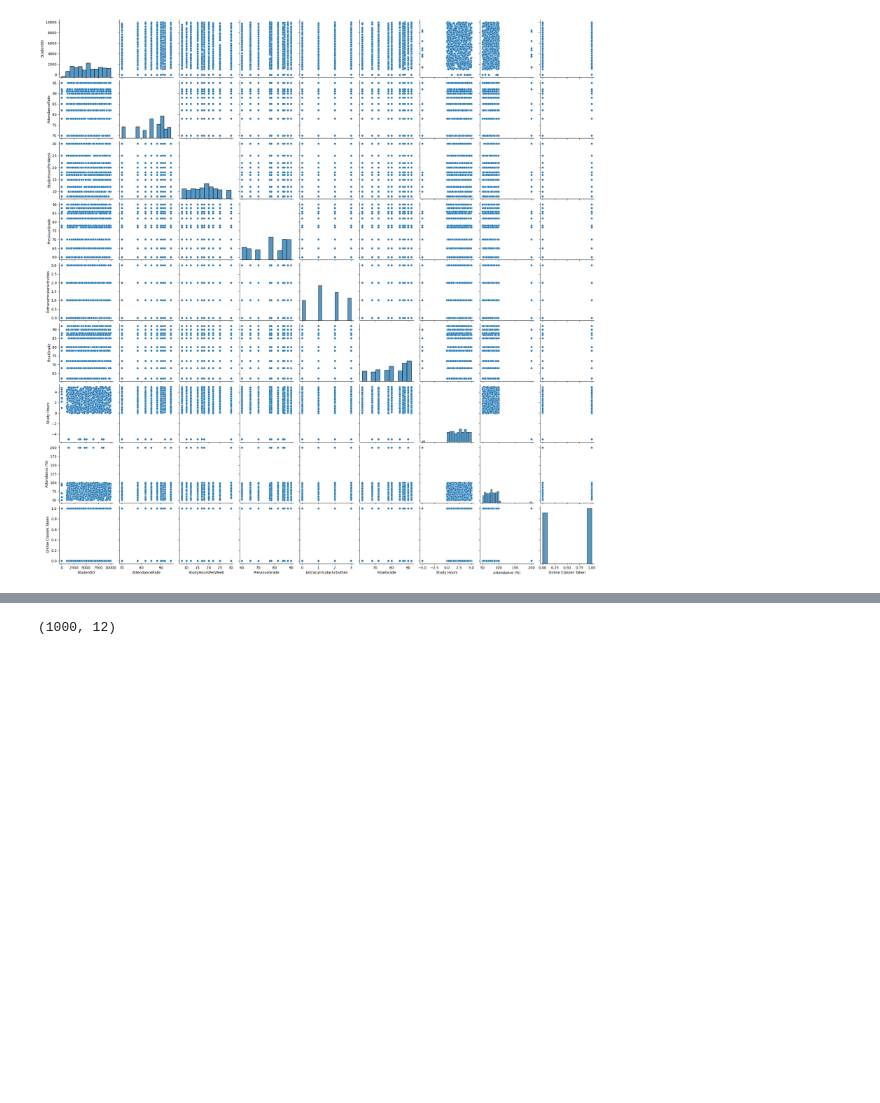
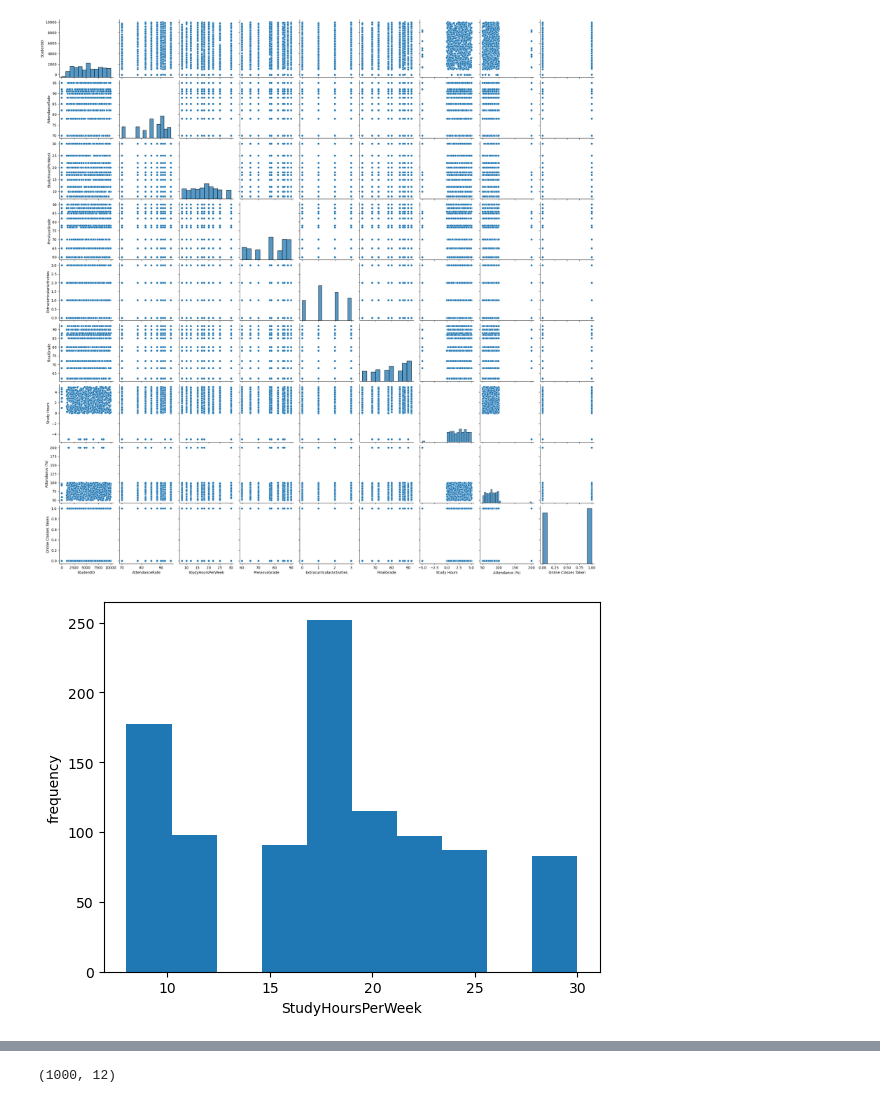
Before and after one commit to Saugatpdsn/Student-Performance-Prediction-ML-Fundamental-, a Jupyter notebook: student_performance_prediction.ipynb, the cells around one changed output, grey strips where cells are left out. Cells and saved outputs as stored; diff of their text form; code cells hidden in the pictures; blank space fills up the shorter version.

```diff
--- a/student_performance_prediction.ipynb
+++ b/student_performance_prediction.ipynb
@@ -154,3 +154,10 @@ sns.pairplot(df)
 plt.show()
 # %% [output]
 [figure]
+# %%
+plt.hist(df['StudyHoursPerWeek'])
+plt.xlabel('StudyHoursPerWeek')
+plt.ylabel('frequency')
+plt.show()
+# %% [output]
+[figure, added]
```
Also changed, not shown: parts of 9 cells of this notebook.
